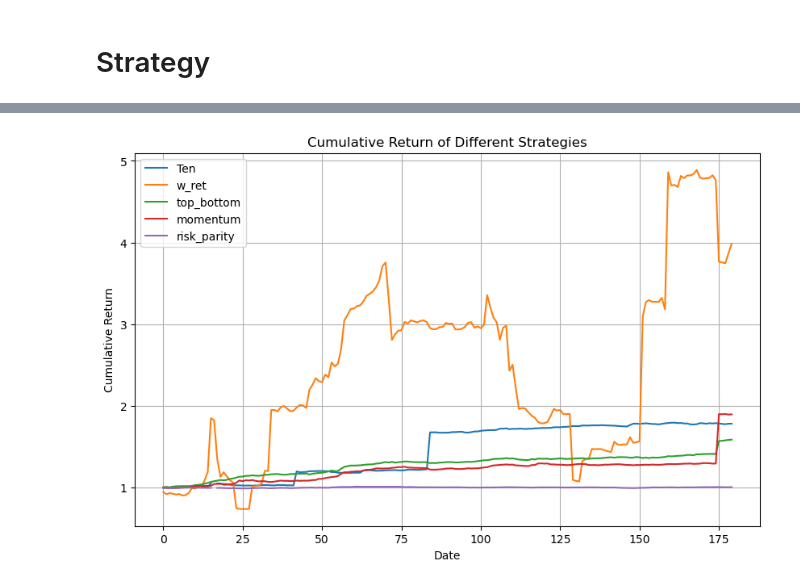
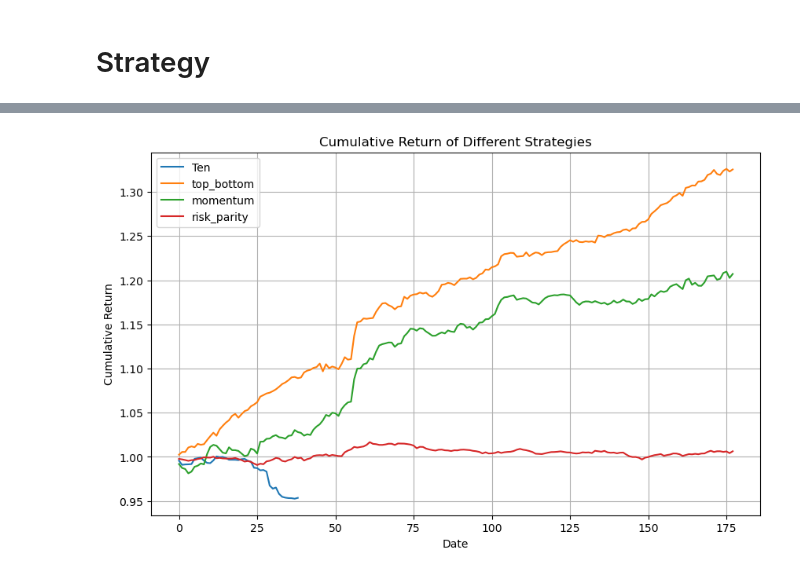
Before and after one commit to PH-14/FBD_2024_GroupE, a Jupyter notebook: strategy.ipynb, the cells around one changed output, grey strips where cells are left out. Cells and saved outputs as stored; diff of their text form; code cells hidden in the pictures.

```diff
--- a/strategy.ipynb
+++ b/strategy.ipynb
@@ -74,5 +72,5 @@ log_ret
 #clusters.index = pd.to_datetime(clusters.index)
 
 #new clusters
-clusters = pd.read_csv('data/output.csv', index_col=0)
+clusters, min_window = classify_test_data(period_data)
 clusters.index = pd.to_datetime(clusters.index)
@@ -95,0 +105,5 @@ clusters
+# %%
+# set day as index
+clusters.set_index('Day', inplace=True)
+clusters.index = pd.to_datetime(clusters.index)
+clusters
@@ -96,3 +125,6 @@ clusters
+# %%
+ # drop lines in trades in for which we don't have clusters
+log_ret = log_ret[log_ret.index.isin(clusters.index)]
 # %%
 from strategy import *
 
@@ -135,4 +177,2 @@ def rolling_backtest(states_df, trades_df, min_window_size=30, strat="ten", quan
 
     return results_df
-# %%
-results_ten = rolling_backtest(clusters, log_ret, min_window_size=30, strat="ten", quantile=0.1)
@@ -234,16 +296,16 @@ plt.show()
 # %%
 # plot all in one graph with legends
 plt.figure(figsize=(10, 6))
 plt.plot(results_ten['cumulative_return'], label='Ten')
-plt.plot(results_w_ret['cumulative_return'], label='w_ret')
+#plt.plot(results_w_ret['cumulative_return'], label='w_ret')
 plt.plot(returns_top_bottom['cumulative_return'], label='top_bottom')
 plt.plot(returns_momentum['cumulative_return'], label='momentum')
 plt.plot(returns_risk_parity['cumulative_return'], label='risk_parity')
 plt.title('Cumulative Return of Different Strategies')
 plt.xlabel('Date')
 plt.ylabel('Cumulative Return')
 plt.legend()
 plt.grid()
 plt.show()
 # %% [output]
-[figure, old version]
+[figure, new version]
```
Also changed, not shown: parts of 19 cells of this notebook, 1 other file.
